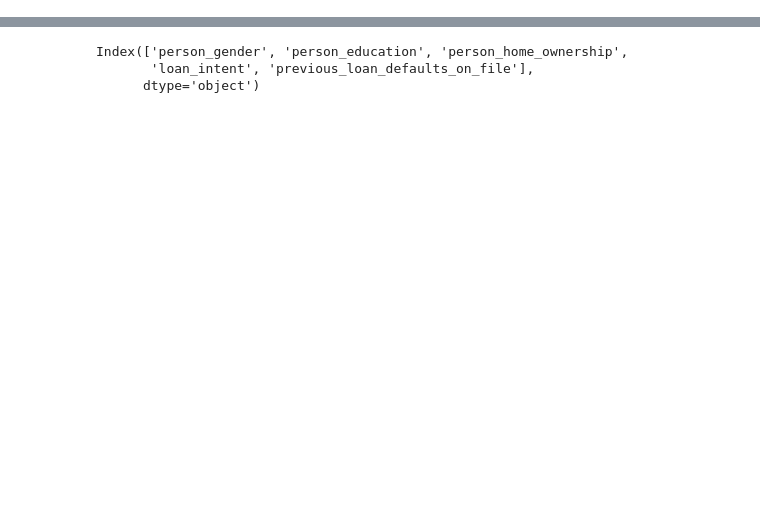
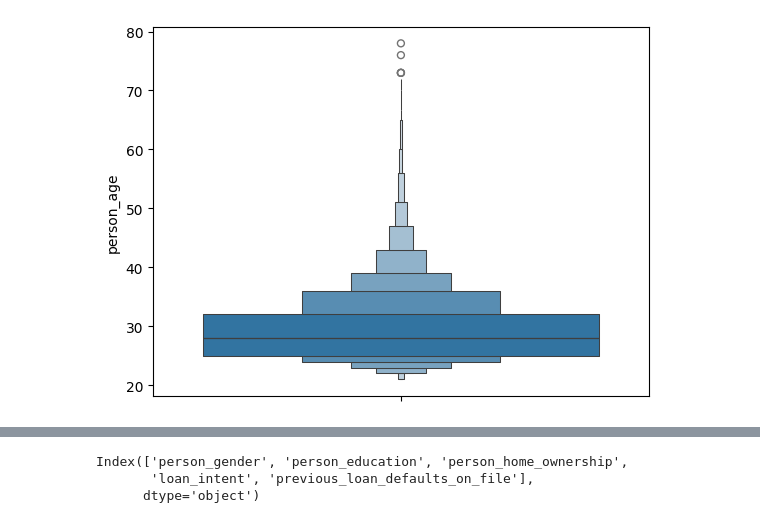
Before and after one commit to qandos-git/loan-approval-mlflow, a Jupyter notebook: experiments.ipynb, the cells around one changed output, grey strips where cells are left out. Cells and saved outputs as stored; diff of their text form; code cells hidden in the pictures; blank space fills up the shorter version.

```diff
--- a/experiments.ipynb
+++ b/experiments.ipynb
@@ -46,0 +125,10 @@ df.head()
+# %%
+# Remove wrong valeus from [person_age] and [person_emp_exp] columns
+
+df = df[(df["person_age"] < 80)]
+df = df[(df["person_emp_exp"] < 60)]
+# %%
+sns.boxenplot(data=df, y='person_age')
+plt.show()
+# %% [output]
+[figure, added]
```
Also changed, not shown: parts of 40 cells of this notebook, 1 other file.
